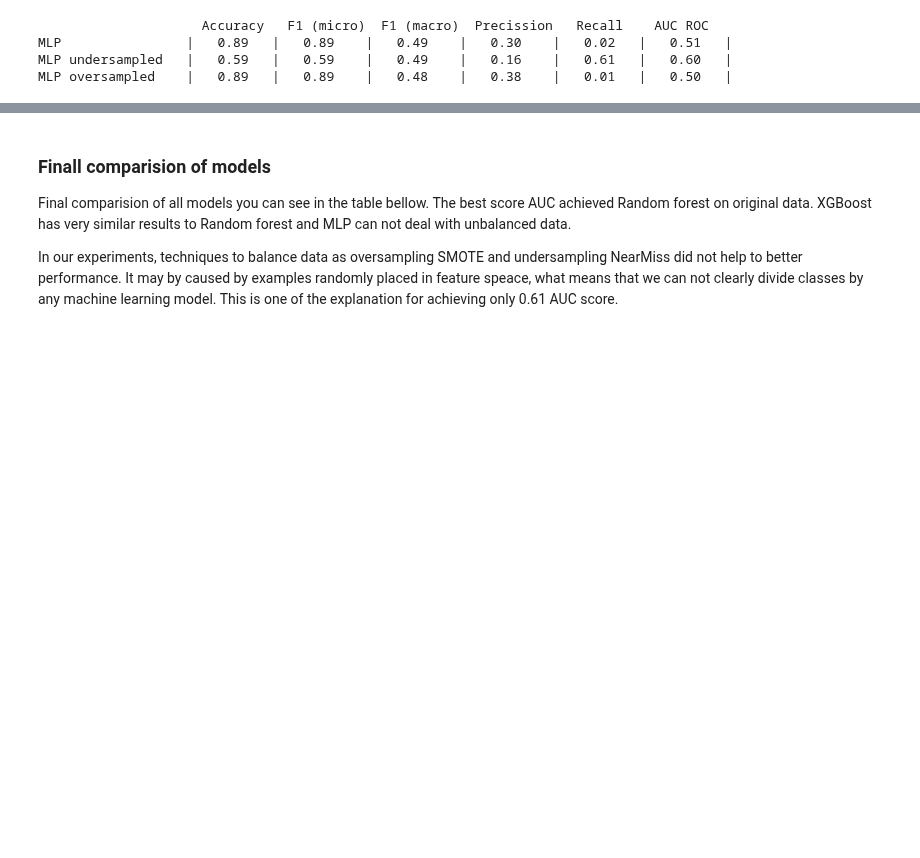
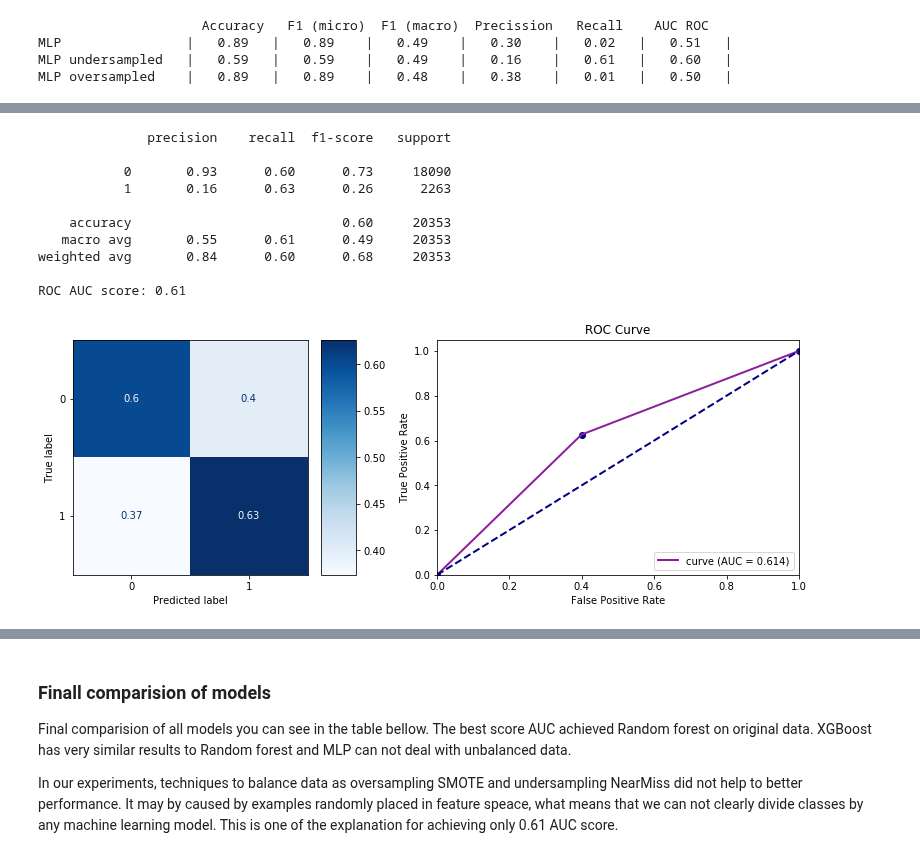
Before and after one commit to pmacinec/diabetes-patients-readmissions-prediction, a Jupyter notebook: notebooks/2_model_selection.ipynb, the cells around one changed output, grey strips where cells are left out. Saved outputs shown, nothing was run; the diff lists cells and outputs as text; code cells hidden in the pictures; blank space fills up the shorter version.

Commit message:
ADD: ensemble methods to model selection

```diff
--- a/notebooks/2_model_selection.ipynb
+++ b/notebooks/2_model_selection.ipynb
@@ -317,0 +329,16 @@ MLP oversampled    |   0.89   |   0.89    |   0.48    |   0.38    |   0.01   |
+# %%
+clf_bagging = BaggingClassifier(RandomForestClassifier(max_depth=10, random_state=42))
+clf_bagging.fit(X_train_undersampled, y_train_undersampled)
+evaluate_model(clf_bagging, X_test, y_test)
+# %% [output]
+              precision    recall  f1-score   support
+
+           0       0.93      0.60      0.73     18090
+           1       0.16      0.63      0.26      2263
+
+    accuracy                           0.60     20353
+   macro avg       0.55      0.61      0.49     20353
+weighted avg       0.84      0.60      0.68     20353
+
+ROC AUC score: 0.61
+[figure, added]
```
Also changed, not shown: parts of 20 cells of this notebook.
